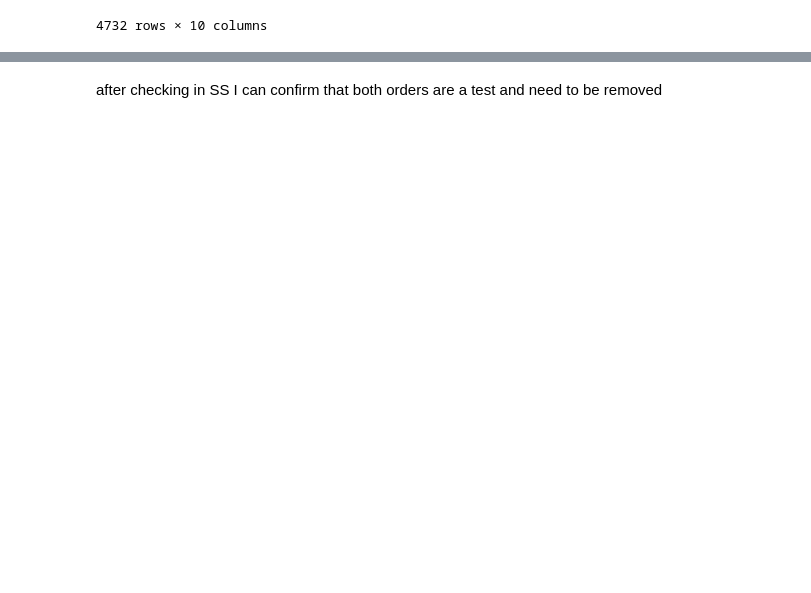
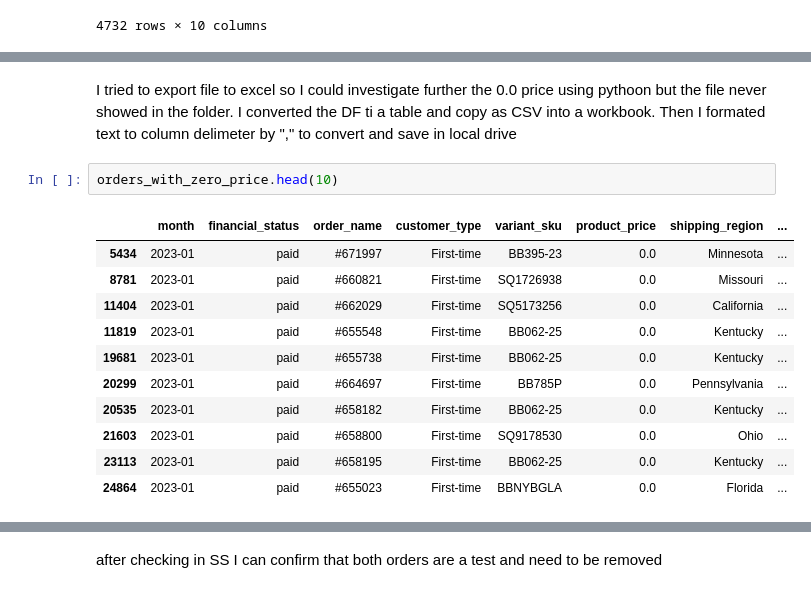
Before and after one commit to Requenamar3/Data-Mining, a Jupyter notebook: Data Mining Module 5.ipynb, the cells around one changed output, grey strips where cells are left out. Saved outputs shown, nothing was run; the diff lists cells and outputs as text; blank space fills up the shorter version.

```diff
--- a/Data Mining Module 5.ipynb
+++ b/Data Mining Module 5.ipynb
@@ -297,0 +277,17 @@ git push origin your_branch_name
+# %% [markdown]
+I tried to export file to excel so I could investigate further the 0.0 price using pythoon  but the file never showed in the folder.
+I converted the DF ti a table and copy as CSV into a workbook. Then I formated text to column delimeter by "," to convert and save in local drive
+# %%
+orders_with_zero_price.head(10)
+# %% [output]
+|  | month | financial_status | order_name | customer_type | variant_sku | product_price | shipping_region | ... |
+| 5434 | 2023-01 | paid | #671997 | First-time | BB395-23 | 0.0 | Minnesota | ... |
+| 8781 | 2023-01 | paid | #660821 | First-time | SQ1726938 | 0.0 | Missouri | ... |
+| 11404 | 2023-01 | paid | #662029 | First-time | SQ5173256 | 0.0 | California | ... |
+| 11819 | 2023-01 | paid | #655548 | First-time | BB062-25 | 0.0 | Kentucky | ... |
+| 19681 | 2023-01 | paid | #655738 | First-time | BB062-25 | 0.0 | Kentucky | ... |
+| 20299 | 2023-01 | paid | #664697 | First-time | BB785P | 0.0 | Pennsylvania | ... |
+| 20535 | 2023-01 | paid | #658182 | First-time | BB062-25 | 0.0 | Kentucky | ... |
+| 21603 | 2023-01 | paid | #658800 | First-time | SQ9178530 | 0.0 | Ohio | ... |
+| 23113 | 2023-01 | paid | #658195 | First-time | BB062-25 | 0.0 | Kentucky | ... |
+| 24864 | 2023-01 | paid | #655023 | First-time | BBNYBGLA | 0.0 | Florida | ... |
```
Also changed, not shown: parts of 7 cells of this notebook.
